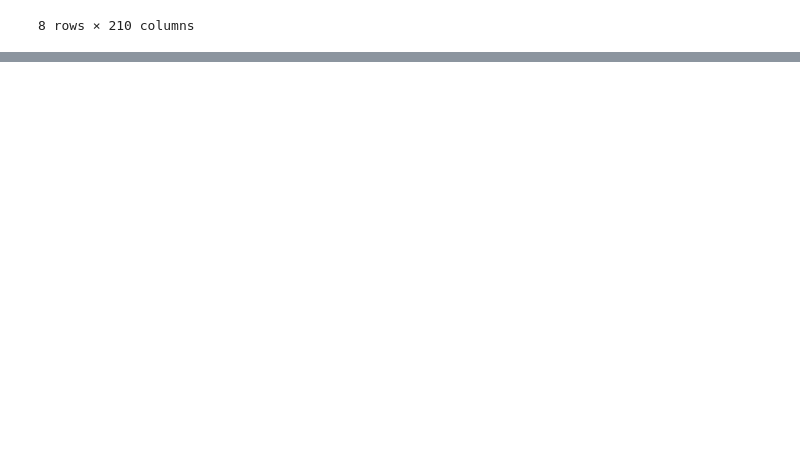
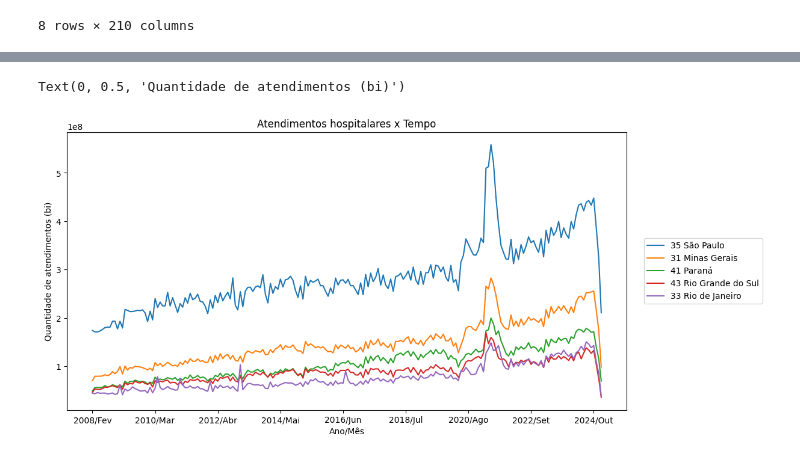
Before and after one commit to victoria-menezes/fiap-data-analytics, a Jupyter notebook: 01. Analise exploratoria de dados/notebook.ipynb, the cells around one changed output, grey strips where cells are left out. Cells and saved outputs as stored; diff of their text form; code cells hidden in the pictures; blank space fills up the shorter version.

```diff
--- a/01. Analise exploratoria de dados/notebook.ipynb
+++ b/01. Analise exploratoria de dados/notebook.ipynb
@@ -529,0 +545,4 @@ df_7_estados
+# %%
+colunas_remover = df_atendimento_preenchido.columns[1:7]
+df_atendimento_preenchido = df_atendimento_preenchido.drop(colunas_remover,axis=1)
+df_atendimento_preenchido
@@ -529,0 +569,11 @@ df_7_estados
+# %%
+f = plt.figure()
+
+plt.title('Atendimentos hospitalares x Tempo')
+df_atendimento_preenchido.iloc[:,1:-1].head().T.plot(figsize=(12,6),ax=f.gca())
+plt.legend(loc='right', bbox_to_anchor=(1.25, 0.5))
+plt.xlabel('Ano/Mês')
+plt.ylabel('Quantidade de atendimentos (bi)')
+# %% [output]
+Text(0, 0.5, 'Quantidade de atendimentos (bi)')
+[figure, added]
```
Also changed, not shown: parts of 28 cells of this notebook.
